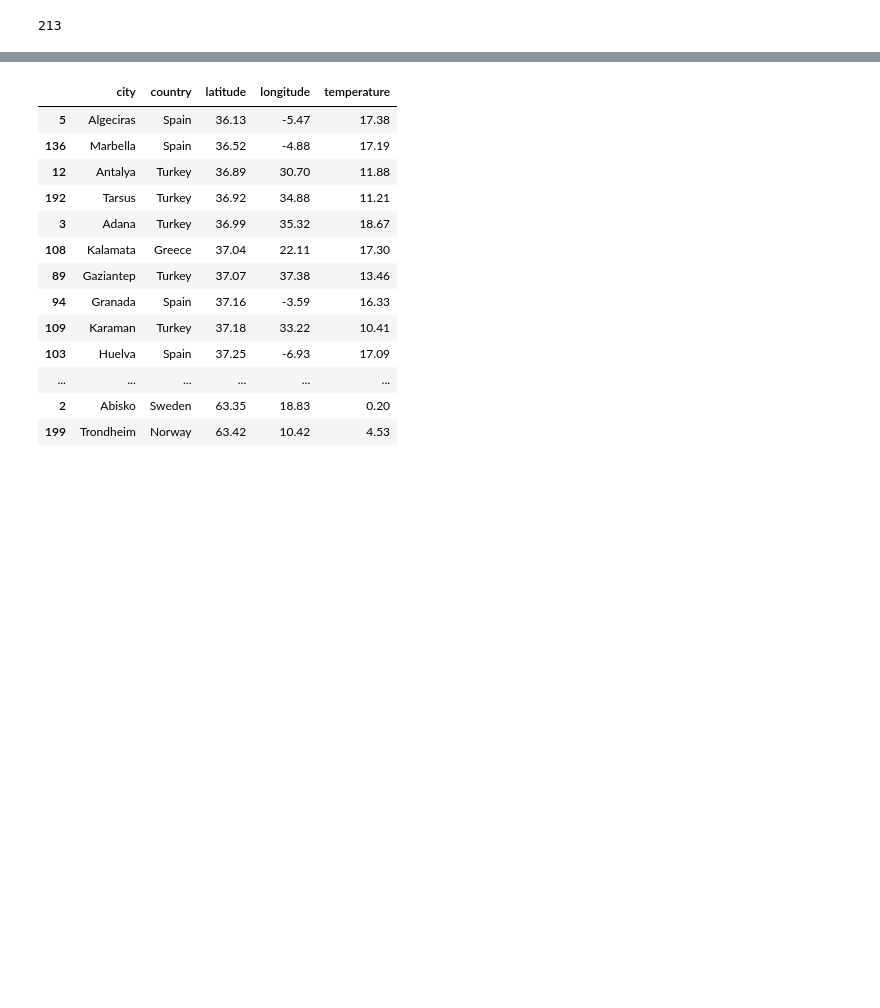
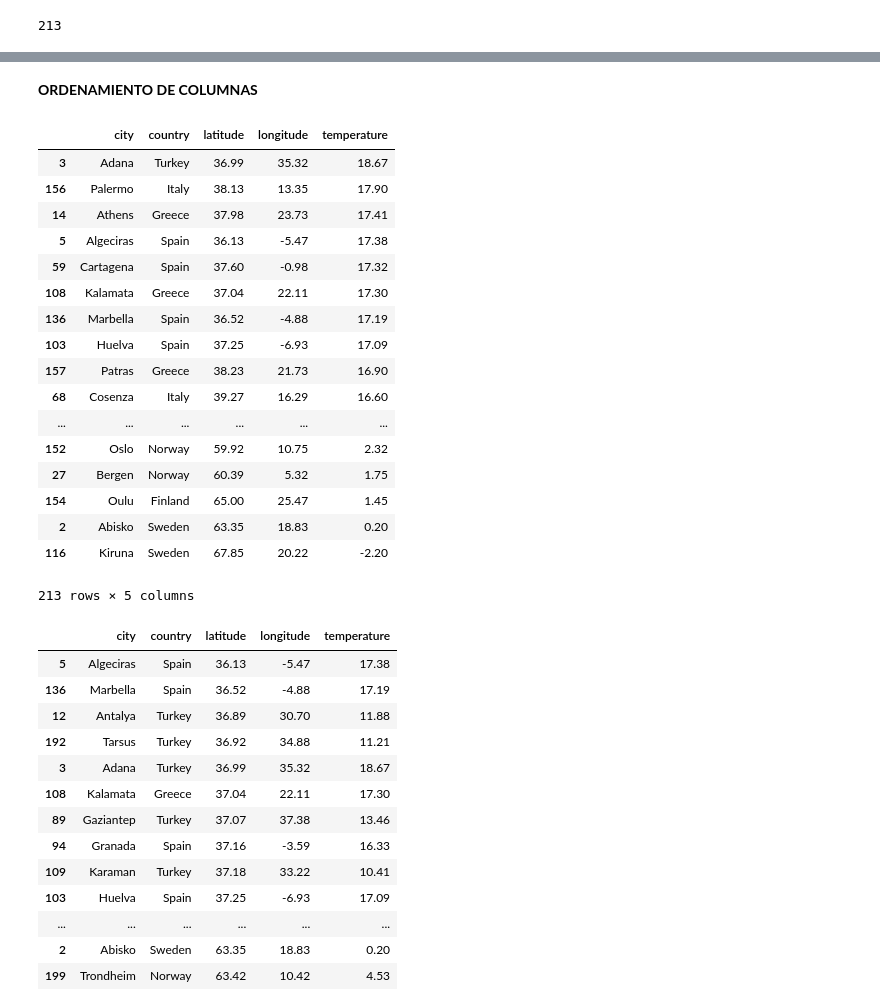
Before and after one commit to Ricardomanuel1/UTEC_MACHINE-LEARNING, a Jupyter notebook: Modulo1_Python_Data_Science/PythonPandas.ipynb, the cells around one changed output, grey strips where cells are left out. Cells and saved outputs as stored; diff of their text form; code cells hidden in the pictures; blank space fills up the shorter version.

```diff
--- a/Modulo1_Python_Data_Science/PythonPandas.ipynb
+++ b/Modulo1_Python_Data_Science/PythonPandas.ipynb
@@ -83,3 +83,26 @@ cities.tail(5)
+# %% [markdown]
+**ORDENAMIENTO DE COLUMNAS**
+# %%
+cities.sort_values(['temperature'],ascending=False)
+# %% [output]
+|  | city | country | latitude | longitude | temperature |
+| 3 | Adana | Turkey | 36.99 | 35.32 | 18.67 |
+| 156 | Palermo | Italy | 38.13 | 13.35 | 17.90 |
+| 14 | Athens | Greece | 37.98 | 23.73 | 17.41 |
+| 5 | Algeciras | Spain | 36.13 | -5.47 | 17.38 |
+| 59 | Cartagena | Spain | 37.60 | -0.98 | 17.32 |
+| 108 | Kalamata | Greece | 37.04 | 22.11 | 17.30 |
+| 136 | Marbella | Spain | 36.52 | -4.88 | 17.19 |
+| 103 | Huelva | Spain | 37.25 | -6.93 | 17.09 |
+| 157 | Patras | Greece | 38.23 | 21.73 | 16.90 |
+| 68 | Cosenza | Italy | 39.27 | 16.29 | 16.60 |
+| ... | ... | ... | ... | ... | ... |
+| 152 | Oslo | Norway | 59.92 | 10.75 | 2.32 |
+| 27 | Bergen | Norway | 60.39 | 5.32 | 1.75 |
+| 154 | Oulu | Finland | 65.00 | 25.47 | 1.45 |
+| 2 | Abisko | Sweden | 63.35 | 18.83 | 0.20 |
+| 116 | Kiruna | Sweden | 67.85 | 20.22 | -2.20 |
+213 rows × 5 columns
 # %%
 cities.sort_values(["latitude"],ascending=True)
 # %% [output]
```
Also changed, not shown: parts of 27 cells of this notebook.
